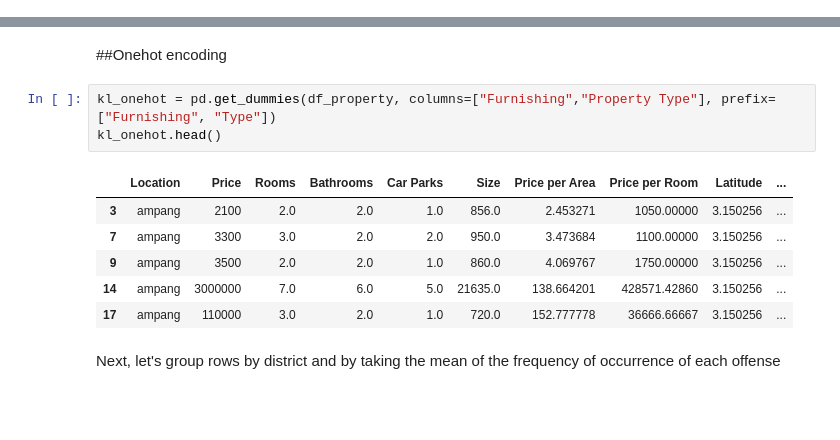
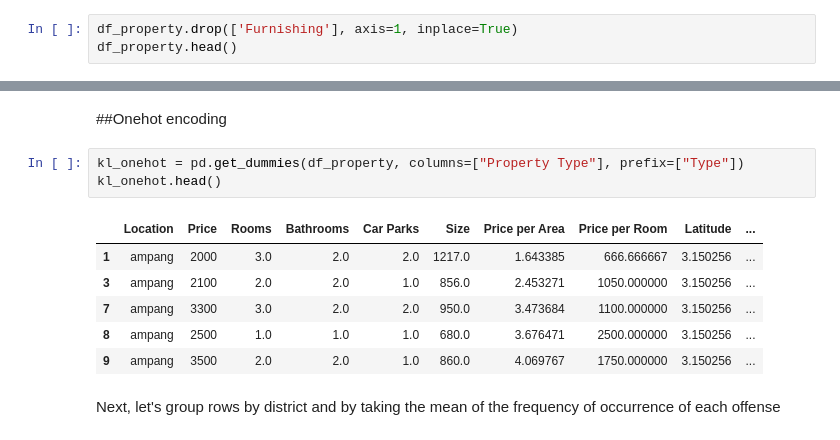
Before and after one commit to anvarnarz/ML-clustering-kl-properties-vs-venues, a Jupyter notebook: main.ipynb, the cells around one changed output, grey strips where cells are left out. Saved outputs shown, nothing was run; the diff lists cells and outputs as text; blank space fills up the shorter version.

```diff
--- a/main.ipynb
+++ b/main.ipynb
@@ -83,0 +84,3 @@ Drop unnecessary columns. We will focus on Furnishing, Property type, Price per
+# %%
+df_property.drop(['Furnishing'], axis=1, inplace=True)
+df_property.head()
@@ -292,15 +317,15 @@ df_property.head(5)
 # %% [markdown]
 ##Onehot encoding
 # %%
-kl_onehot = pd.get_dummies(df_property, columns=["Furnishing","Property Type"], prefix=["Furnishing", "Type"])
+kl_onehot = pd.get_dummies(df_property, columns=["Property Type"], prefix=["Type"])
 kl_onehot.head()
 # %% [output]
 |  | Location | Price | Rooms | Bathrooms | Car Parks | Size | Price per Area | Price per Room | Latitude | ... |
-| 3 | ampang | 2100 | 2.0 | 2.0 | 1.0 | 856.0 | 2.453271 | 1050.00000 | 3.150256 | ... |
-| 7 | ampang | 3300 | 3.0 | 2.0 | 2.0 | 950.0 | 3.473684 | 1100.00000 | 3.150256 | ... |
-| 9 | ampang | 3500 | 2.0 | 2.0 | 1.0 | 860.0 | 4.069767 | 1750.00000 | 3.150256 | ... |
-| 14 | ampang | 3000000 | 7.0 | 6.0 | 5.0 | 21635.0 | 138.664201 | 428571.42860 | 3.150256 | ... |
-| 17 | ampang | 110000 | 3.0 | 2.0 | 1.0 | 720.0 | 152.777778 | 36666.66667 | 3.150256 | ... |
+| 1 | ampang | 2000 | 3.0 | 2.0 | 2.0 | 1217.0 | 1.643385 | 666.666667 | 3.150256 | ... |
+| 3 | ampang | 2100 | 2.0 | 2.0 | 1.0 | 856.0 | 2.453271 | 1050.000000 | 3.150256 | ... |
+| 7 | ampang | 3300 | 3.0 | 2.0 | 2.0 | 950.0 | 3.473684 | 1100.000000 | 3.150256 | ... |
+| 8 | ampang | 2500 | 1.0 | 1.0 | 1.0 | 680.0 | 3.676471 | 2500.000000 | 3.150256 | ... |
+| 9 | ampang | 3500 | 2.0 | 2.0 | 1.0 | 860.0 | 4.069767 | 1750.000000 | 3.150256 | ... |
 # %% [markdown]
 Next, let's group rows by district and by taking the mean of the frequency of occurrence of each offense
 # %%
```
Also changed, not shown: parts of 21 cells of this notebook.
